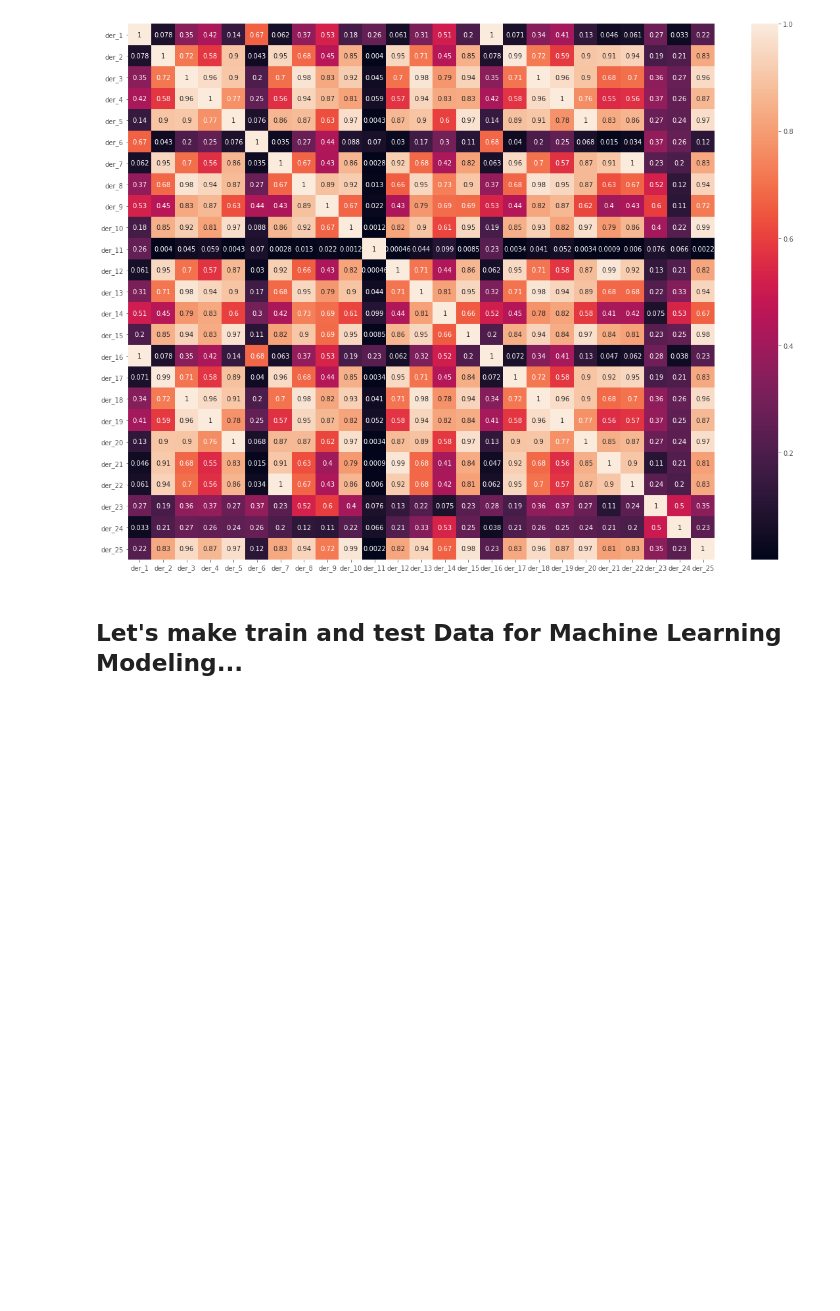
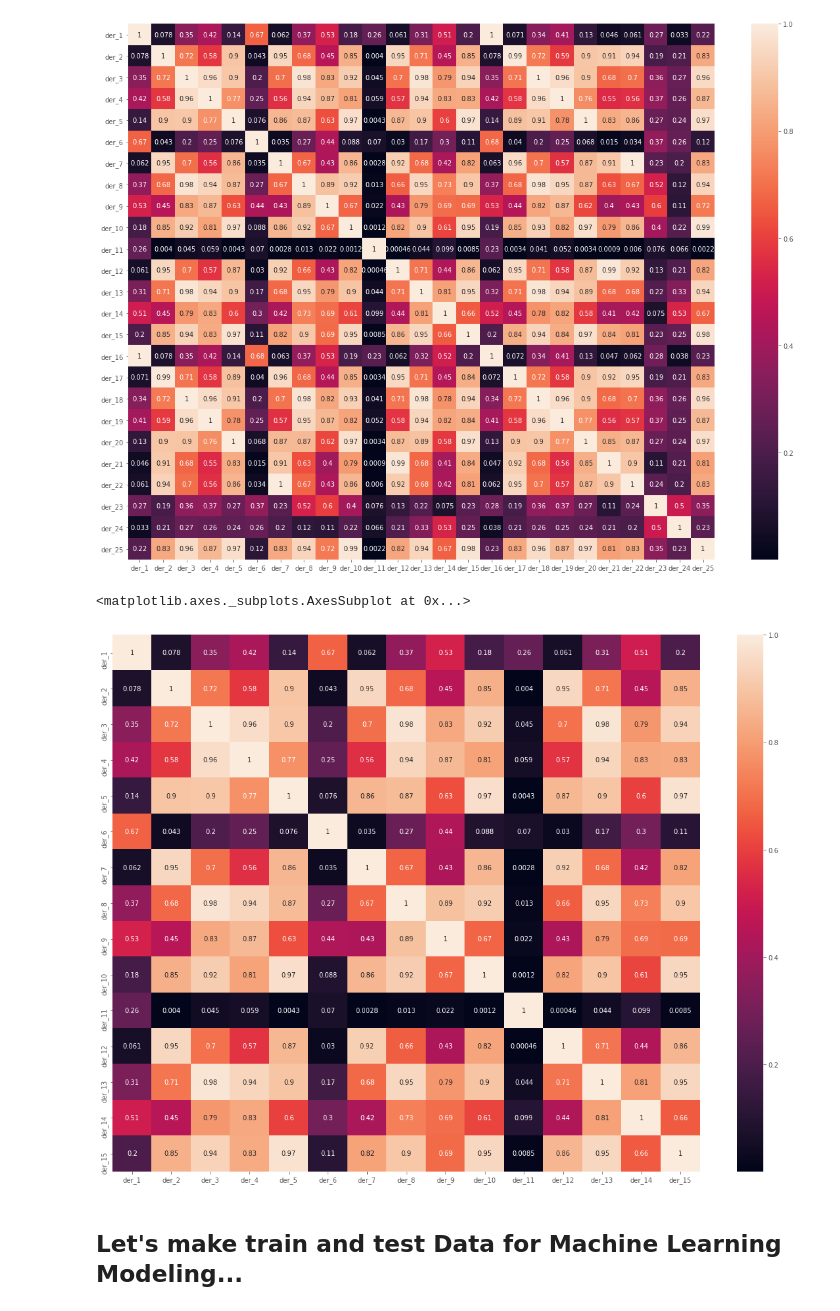
Before and after one commit to TheAIFellow/Facebook-Comment-Volume, a Jupyter notebook: Dilavar_Singh_Team_5_Facebook_Comment_Volume_Capstone_Project.ipynb, the cells around one changed output. Cells and saved outputs as stored; diff of their text form; code cells hidden in the pictures; blank space fills up the shorter version.

```diff
--- a/Dilavar_Singh_Team_5_Facebook_Comment_Volume_Capstone_Project.ipynb
+++ b/Dilavar_Singh_Team_5_Facebook_Comment_Volume_Capstone_Project.ipynb
@@ -271,3 +249,7 @@ sns.heatmap(train_data[['CC1',	'CC2',	'CC3',	'CC4',	'CC5']].corr(),annot=True)
 # %% [output]
 <matplotlib.axes._subplots.AxesSubplot at 0x...>
 [figure]
+# %%
+train_data['CC5'] = train_data['CC1'] - train_data['CC4']
+train_data = train_data.rename(columns={'CC5': 'CC_after_pub24h_before_base_time'})
+del train_data['CC4']
@@ -279,6 +265,15 @@ sns.heatmap(train_data[columns_heat].corr().abs(),annot=True)
 # %% [output]
 <matplotlib.axes._subplots.AxesSubplot at 0x...>
 [figure]
+# %%
+train_data= train_data.drop(['der_16', 'der_17', 'der_18', 'der_19', 'der_20', 'der_21', 'der_22', 'der_23', 'der_24', 'der_25'],axis=1)
+test_data= test_data.drop(['der_16', 'der_17', 'der_18', 'der_19', 'der_20', 'der_21', 'der_22', 'der_23', 'der_24', 'der_25'],axis=1)
+# %%
+plt.figure(figsize=(20,15))
+sns.heatmap(train_data[['der_1', 'der_2', 'der_3', 'der_4', 'der_5', 'der_6', 'der_7', 'der_8', 'der_9', 'der_10', 'der_11', 'der_12', 'der_13', 'der_14', 'der_15']].corr().abs(),annot=True)
+# %% [output]
+<matplotlib.axes._subplots.AxesSubplot at 0x...>
+[figure, added]
 # %% [markdown]
 ## **Let's make train and test Data for Machine Learning Modeling...**
 # %%
```
Also changed, not shown: parts of 40 cells of this notebook.
